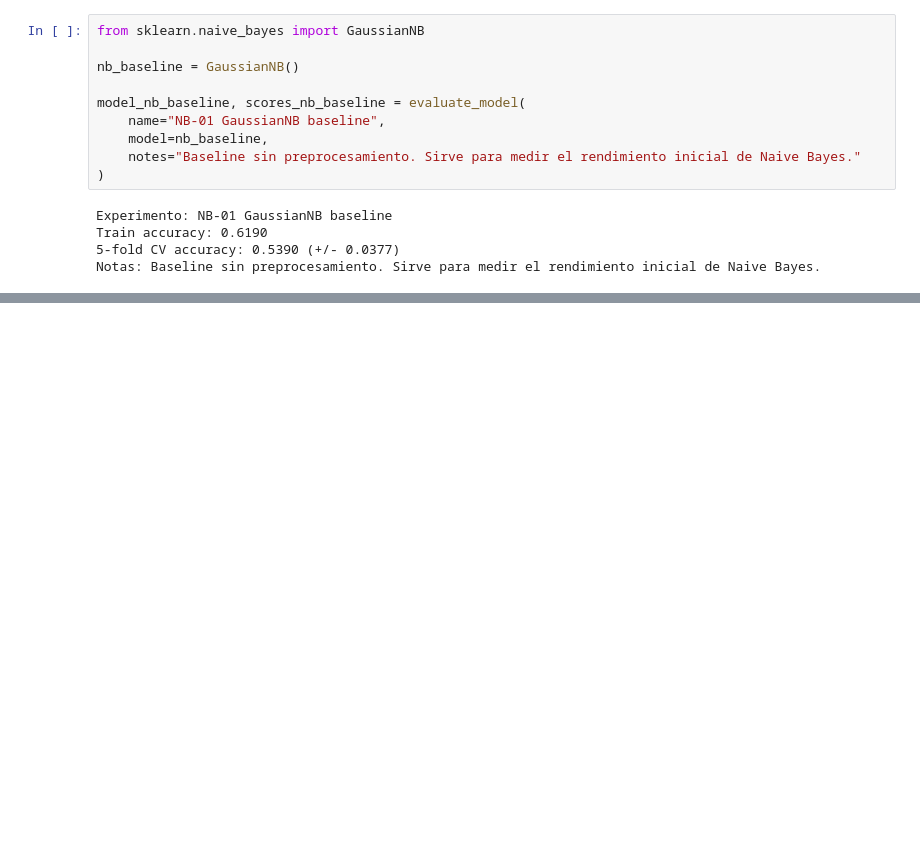
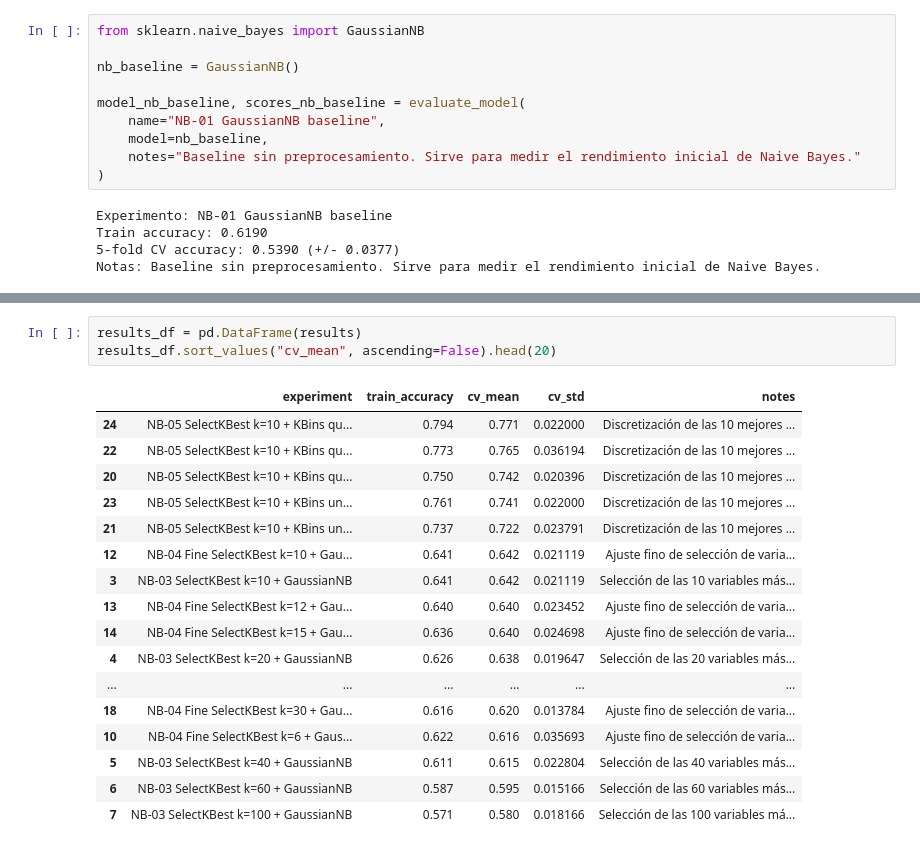
Before and after one commit to Qub1ts/Practica-3y4-AAII, a Jupyter notebook: Pruebas-agos.ipynb, the cells around one changed output, grey strips where cells are left out. Cells and saved outputs as stored; diff of their text form; blank space fills up the shorter version.

Commit message:
pruebas finales
chequear selcciond e variables

```diff
--- a/Pruebas-agos.ipynb
+++ b/Pruebas-agos.ipynb
@@ -123,0 +319,21 @@ Notas: Baseline sin preprocesamiento. Sirve para medir el rendimiento inicial de
+# %%
+results_df = pd.DataFrame(results)
+results_df.sort_values("cv_mean", ascending=False).head(20)
+# %% [output]
+|  | experiment | train_accuracy | cv_mean | cv_std | notes |
+| 24 | NB-05 SelectKBest k=10 + KBins qu... | 0.794 | 0.771 | 0.022000 | Discretización de las 10 mejores ... |
+| 22 | NB-05 SelectKBest k=10 + KBins qu... | 0.773 | 0.765 | 0.036194 | Discretización de las 10 mejores ... |
+| 20 | NB-05 SelectKBest k=10 + KBins qu... | 0.750 | 0.742 | 0.020396 | Discretización de las 10 mejores ... |
+| 23 | NB-05 SelectKBest k=10 + KBins un... | 0.761 | 0.741 | 0.022000 | Discretización de las 10 mejores ... |
+| 21 | NB-05 SelectKBest k=10 + KBins un... | 0.737 | 0.722 | 0.023791 | Discretización de las 10 mejores ... |
+| 12 | NB-04 Fine SelectKBest k=10 + Gau... | 0.641 | 0.642 | 0.021119 | Ajuste fino de selección de varia... |
+| 3 | NB-03 SelectKBest k=10 + GaussianNB | 0.641 | 0.642 | 0.021119 | Selección de las 10 variables más... |
+| 13 | NB-04 Fine SelectKBest k=12 + Gau... | 0.640 | 0.640 | 0.023452 | Ajuste fino de selección de varia... |
+| 14 | NB-04 Fine SelectKBest k=15 + Gau... | 0.636 | 0.640 | 0.024698 | Ajuste fino de selección de varia... |
+| 4 | NB-03 SelectKBest k=20 + GaussianNB | 0.626 | 0.638 | 0.019647 | Selección de las 20 variables más... |
+| ... | ... | ... | ... | ... | ... |
+| 18 | NB-04 Fine SelectKBest k=30 + Gau... | 0.616 | 0.620 | 0.013784 | Ajuste fino de selección de varia... |
+| 10 | NB-04 Fine SelectKBest k=6 + Gaus... | 0.622 | 0.616 | 0.035693 | Ajuste fino de selección de varia... |
+| 5 | NB-03 SelectKBest k=40 + GaussianNB | 0.611 | 0.615 | 0.022804 | Selección de las 40 variables más... |
+| 6 | NB-03 SelectKBest k=60 + GaussianNB | 0.587 | 0.595 | 0.015166 | Selección de las 60 variables más... |
+| 7 | NB-03 SelectKBest k=100 + GaussianNB | 0.571 | 0.580 | 0.018166 | Selección de las 100 variables má... |
```
Also changed, not shown: parts of 20 cells of this notebook, 1 other file.
